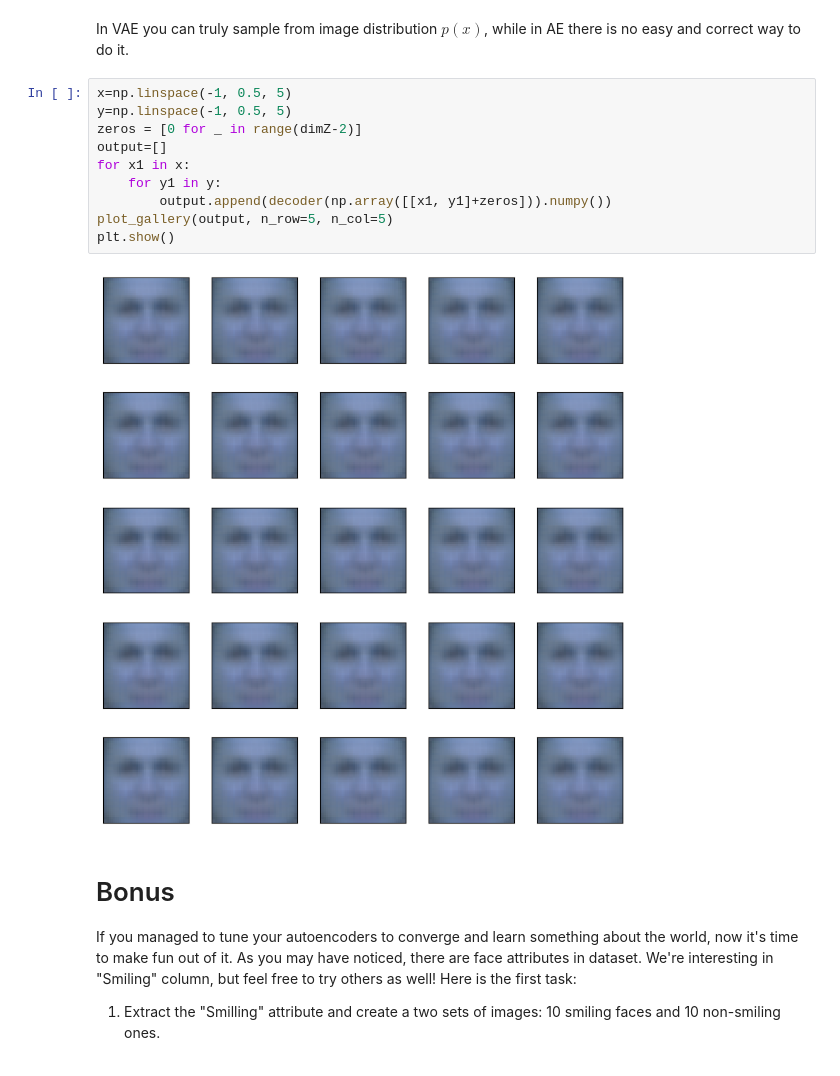
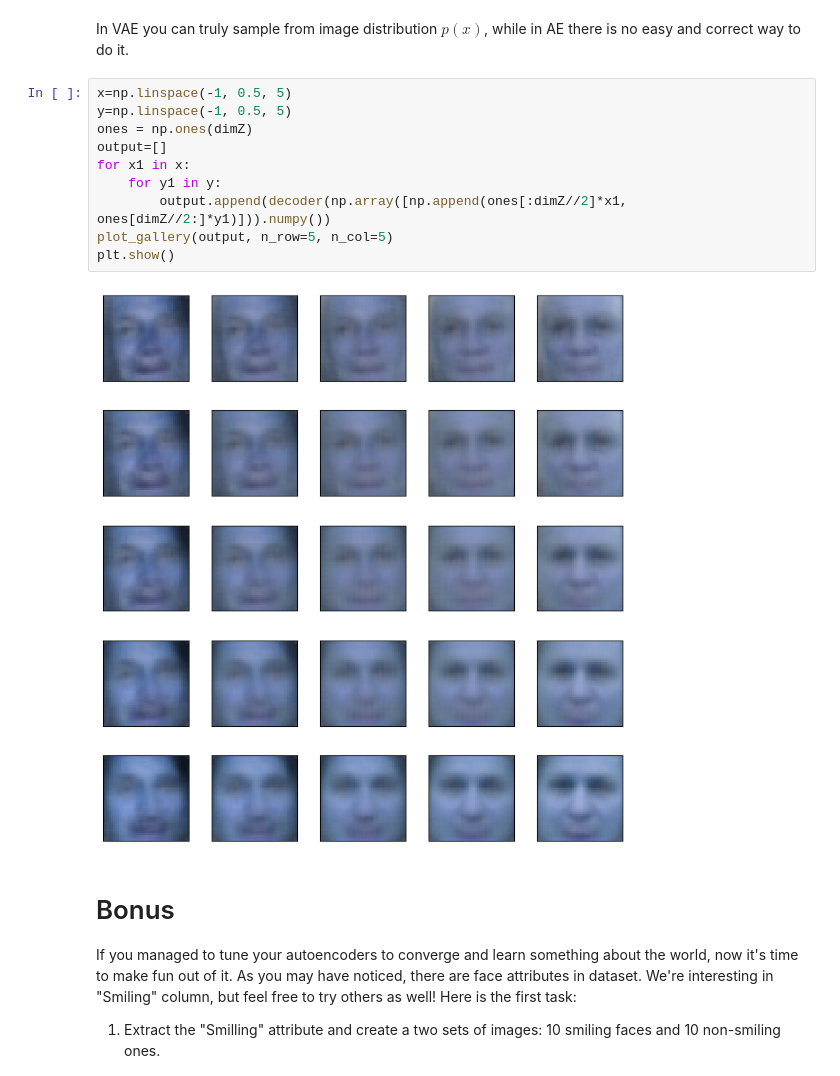
Before and after one commit to Movses1/ADV_ML_Bootcamp, a Jupyter notebook: VAE/VAE CONV.ipynb, the cells around one changed output. Saved outputs shown, nothing was run; the diff lists cells and outputs as text.

```diff
--- a/VAE/VAE CONV.ipynb
+++ b/VAE/VAE CONV.ipynb
@@ -248,15 +248,15 @@ In VAE you can truly sample from image distribution $p(x)$, while in AE there is
 # %%
 x=np.linspace(-1, 0.5, 5)
 y=np.linspace(-1, 0.5, 5)
-zeros = [0 for _ in range(dimZ-2)]
+ones = np.ones(dimZ)
 output=[]
 for x1 in x:
     for y1 in y:
-        output.append(decoder(np.array([[x1, y1]+zeros])).numpy())
+        output.append(decoder(np.array([np.append(ones[:dimZ//2]*x1, ones[dimZ//2:]*y1)])).numpy())
 plot_gallery(output, n_row=5, n_col=5)
 plt.show()
 # %% [output]
-[figure, old version]
+[figure, new version]
 # %% [markdown]
 # Bonus
 
```
Also changed, not shown: parts of 3 cells of this notebook.
